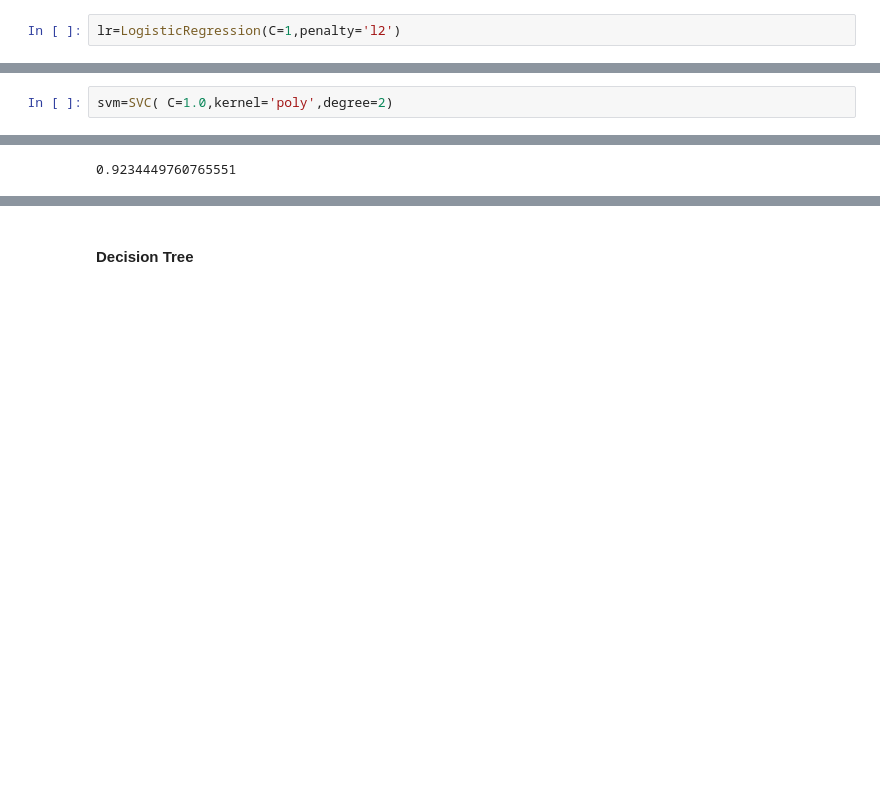
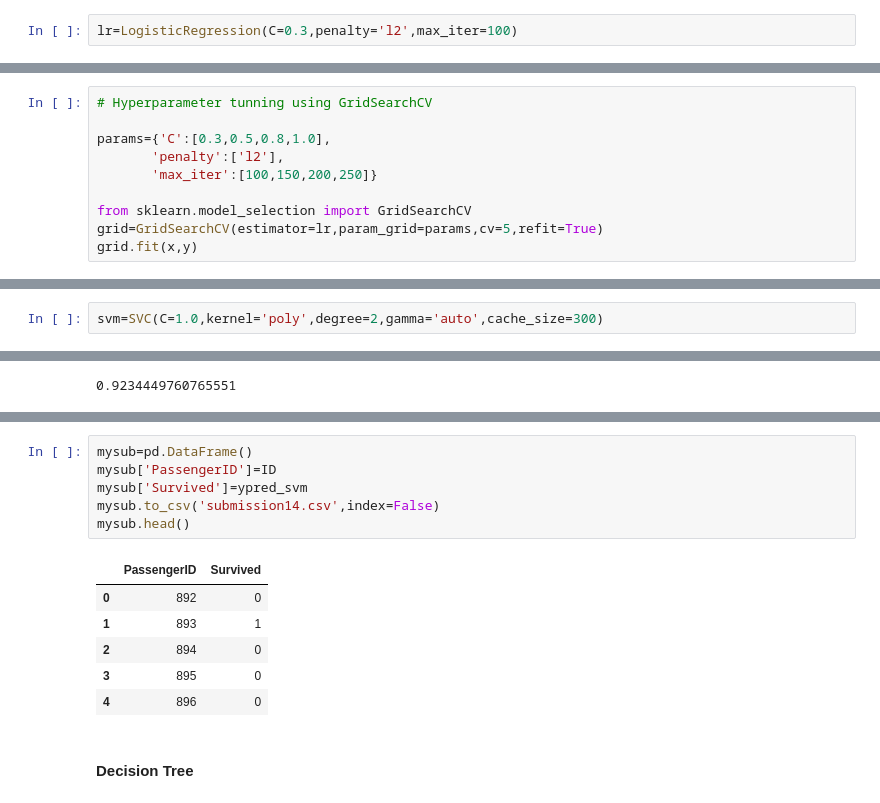
Before and after one commit to iamvivekanand/ML, a Jupyter notebook: MyProjects/054_Tintanic_Prediction_kaggle/titanic-prediction-svm.ipynb, the cells around one changed output, grey strips where cells are left out. Cells and saved outputs as stored; diff of their text form; blank space fills up the shorter version.

```diff
--- a/MyProjects/054_Tintanic_Prediction_kaggle/titanic-prediction-svm.ipynb
+++ b/MyProjects/054_Tintanic_Prediction_kaggle/titanic-prediction-svm.ipynb
@@ -250,7 +250,7 @@ test=ss.fit_transform(test)
 # %% [markdown]
 #### Logistic regression
 # %%
-lr=LogisticRegression(C=1,penalty='l2')
+lr=LogisticRegression(C=0.3,penalty='l2',max_iter=100)
 # %%
 lr.fit(x,y)
 # %% [output]
@@ -263,3 +263,13 @@ ytrue=submit['Survived']
 accuracy_score(ytrue,ypred_lr)
 # %% [output]
 0.937799043062201
+# %%
+# Hyperparameter tunning using GridSearchCV
+
+params={'C':[0.3,0.5,0.8,1.0],
+       'penalty':['l2'],
+       'max_iter':[100,150,200,250]}
+
+from sklearn.model_selection import GridSearchCV
+grid=GridSearchCV(estimator=lr,param_grid=params,cv=5,refit=True)
+grid.fit(x,y)
@@ -266,7 +302,7 @@ accuracy_score(ytrue,ypred_lr)
 # %% [markdown]
 #### SVM
 # %%
-svm=SVC( C=1.0,kernel='poly',degree=2)
+svm=SVC(C=1.0,kernel='poly',degree=2,gamma='auto',cache_size=300)
 # %%
 svm.fit(x,y)
 # %% [output]
@@ -279,3 +336,16 @@ accuracy_score(ytrue,ypred_svm)
+# %%
+mysub=pd.DataFrame()
+mysub['PassengerID']=ID
+mysub['Survived']=ypred_svm
+mysub.to_csv('submission14.csv',index=False)
+mysub.head()
+# %% [output]
+|  | PassengerID | Survived |
+| 0 | 892 | 0 |
+| 1 | 893 | 1 |
+| 2 | 894 | 0 |
+| 3 | 895 | 0 |
+| 4 | 896 | 0 |
 # %% [markdown]
 #### Decision Tree
 # %%
```
Also changed, not shown: parts of 21 cells of this notebook.
